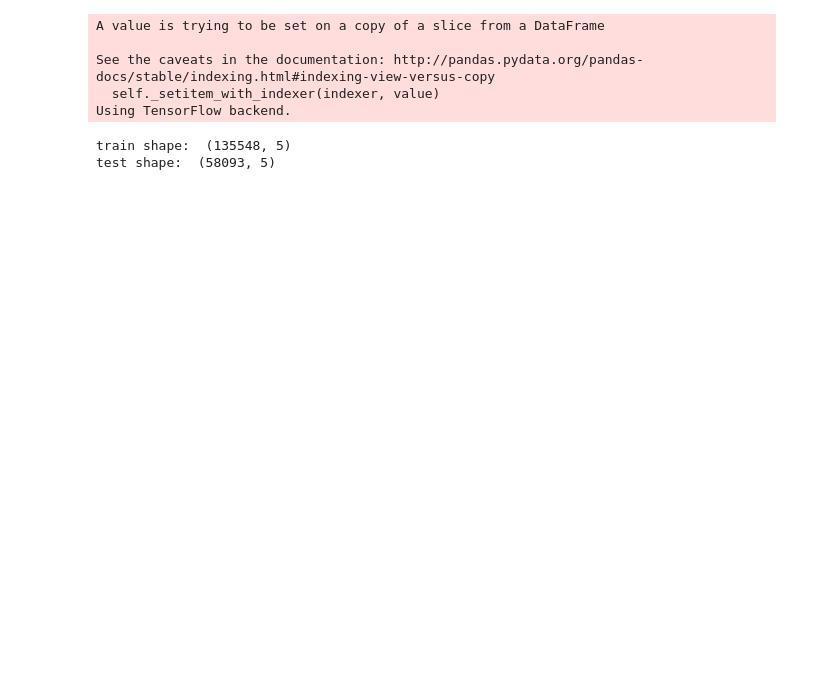
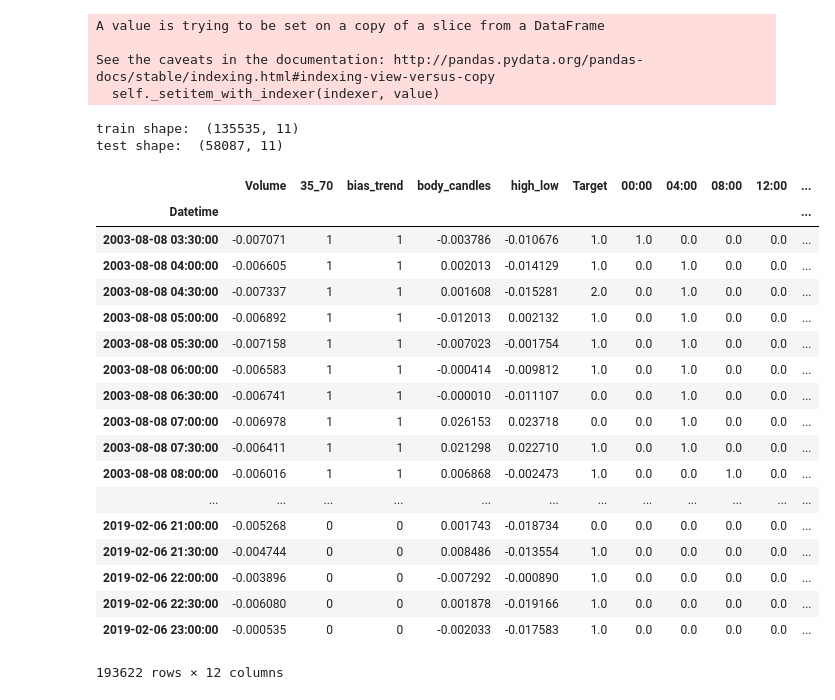
Before and after one commit to ballmdr/Forex-Prediction-Machine_Learning, a Jupyter notebook: Forex_Prediction_Neural_Network_Pure_Numpy.ipynb, the cells around one changed output. Drawn from its saved outputs; the diff is of its cells as text; code cells hidden in the pictures; blank space fills up the shorter version.

```diff
--- a/Forex_Prediction_Neural_Network_Pure_Numpy.ipynb
+++ b/Forex_Prediction_Neural_Network_Pure_Numpy.ipynb
@@ -21,5 +20,5 @@ Mounted at /content/drive
 # %%
-filename = '/content/drive/My Drive/export/M30_all_EURUSD.csv'
+filename = '/content/drive/My Drive/export/M30_all_GBPUSD.csv'
 df = pd.read_csv(filename, names=['Date', 'Time', 'Open', 'High', 'Low', 'Close', 'Volume'])
 df['Datetime'] = pd.to_datetime(df.Date + ' ' + df.Time)
 df.set_index('Datetime', inplace=True)
@@ -51,19 +50,34 @@ df['Volume'] = norm_features(df.Volume)
 df['body_candles'] = norm_features(df.body_candles)
 df['high_low'] = norm_features(df.high_low)
 
-df['Target'] = np.ones((len(df)))
+df['Target'] = np.zeros((len(df)))
+df['Target'].loc[df.Returns > df.Returns.quantile(.20)] = 1
 df['Target'].loc[df.Returns > df.Returns.quantile(.80)] = 2
-df['Target'].loc[df.Returns < df.Returns.quantile(.20)] = 0
+#df['Target'].loc[df.Returns > df.Returns.quantile(.60)] = 3
+#df['Target'].loc[df.Returns > df.Returns.quantile(.80)] = 4
 
-df.drop(['Date', 'Time', 'Open', 'High', 'Low', 'Close', 'Returns', 'MA35', 'MA70', 'MA200'], axis=1, inplace=True)
+df['Time_h4'] = np.zeros((len(df)))
+df['Time_h4'].loc[df.Time >= '04:00'] = 1
+df['Time_h4'].loc[df.Time >= '08:00'] = 2
+df['Time_h4'].loc[df.Time >= '12:00'] = 3
+df['Time_h4'].loc[df.Time >= '16:00'] = 4
+df['Time_h4'].loc[df.Time >= '20:00'] = 5
 
-X = df.drop('Target', axis=1).values
+time_h4 = pd.DataFrame(to_categorical(df.Time_h4, num_classes=6))
+time_h4 = time_h4.set_index(df.index)
+time_h4.columns = ['00:00', '04:00', '08:00', '12:00', '16:00', '20:00']
+
+df = pd.concat([df, time_h4], axis=1)
+
+df.drop(['Date', 'Time', 'Time_h4', 'Open', 'High', 'Low', 'Close', 'Returns', 'MA35', 'MA70', 'MA200'], axis=1, inplace=True)
+
+X = df.drop(['Target'], axis=1).values
 Y = df.Target.values
 
 
 # convert y into categorical
 K = 3
-from keras.utils import to_categorical
+
 Y = to_categorical(Y, num_classes=K)
 
 # split train test
@@ -77,9 +91,30 @@ A value is trying to be set on a copy of a slice from a DataFrame
 
 See the caveats in the documentation: http://pandas.pydata.org/pandas-docs/stable/indexing.html#indexing-view-versus-copy
   self._setitem_with_indexer(indexer, value)
-Using TensorFlow backend.
-train shape:  (135548, 5)
-test shape:  (58093, 5)
+train shape:  (135535, 11)
+test shape:  (58087, 11)
+# %%
+df
+# %% [output]
+|  | Volume | 35_70 | bias_trend | body_candles | high_low | Target | 00:00 | 04:00 | 08:00 | 12:00 | ... |
+| Datetime |  |  |  |  |  |  |  |  |  |  | ... |
+| 2003-08-08 03:30:00 | -0.007071 | 1 | 1 | -0.003786 | -0.010676 | 1.0 | 1.0 | 0.0 | 0.0 | 0.0 | ... |
+| 2003-08-08 04:00:00 | -0.006605 | 1 | 1 | 0.002013 | -0.014129 | 1.0 | 0.0 | 1.0 | 0.0 | 0.0 | ... |
+| 2003-08-08 04:30:00 | -0.007337 | 1 | 1 | 0.001608 | -0.015281 | 2.0 | 0.0 | 1.0 | 0.0 | 0.0 | ... |
+| 2003-08-08 05:00:00 | -0.006892 | 1 | 1 | -0.012013 | 0.002132 | 1.0 | 0.0 | 1.0 | 0.0 | 0.0 | ... |
+| 2003-08-08 05:30:00 | -0.007158 | 1 | 1 | -0.007023 | -0.001754 | 1.0 | 0.0 | 1.0 | 0.0 | 0.0 | ... |
+| 2003-08-08 06:00:00 | -0.006583 | 1 | 1 | -0.000414 | -0.009812 | 1.0 | 0.0 | 1.0 | 0.0 | 0.0 | ... |
+| 2003-08-08 06:30:00 | -0.006741 | 1 | 1 | -0.000010 | -0.011107 | 0.0 | 0.0 | 1.0 | 0.0 | 0.0 | ... |
+| 2003-08-08 07:00:00 | -0.006978 | 1 | 1 | 0.026153 | 0.023718 | 0.0 | 0.0 | 1.0 | 0.0 | 0.0 | ... |
+| 2003-08-08 07:30:00 | -0.006411 | 1 | 1 | 0.021298 | 0.022710 | 1.0 | 0.0 | 1.0 | 0.0 | 0.0 | ... |
+| 2003-08-08 08:00:00 | -0.006016 | 1 | 1 | 0.006868 | -0.002473 | 1.0 | 0.0 | 0.0 | 1.0 | 0.0 | ... |
+| ... | ... | ... | ... | ... | ... | ... | ... | ... | ... | ... | ... |
+| 2019-02-06 21:00:00 | -0.005268 | 0 | 0 | 0.001743 | -0.018734 | 0.0 | 0.0 | 0.0 | 0.0 | 0.0 | ... |
+| 2019-02-06 21:30:00 | -0.004744 | 0 | 0 | 0.008486 | -0.013554 | 1.0 | 0.0 | 0.0 | 0.0 | 0.0 | ... |
+| 2019-02-06 22:00:00 | -0.003896 | 0 | 0 | -0.007292 | -0.000890 | 1.0 | 0.0 | 0.0 | 0.0 | 0.0 | ... |
+| 2019-02-06 22:30:00 | -0.006080 | 0 | 0 | 0.001878 | -0.019166 | 1.0 | 0.0 | 0.0 | 0.0 | 0.0 | ... |
+| 2019-02-06 23:00:00 | -0.000535 | 0 | 0 | -0.002033 | -0.017583 | 1.0 | 0.0 | 0.0 | 0.0 | 0.0 | ... |
+193622 rows × 12 columns
 # %%
 # build Neural Network using Numpy
 
```
Also changed, not shown: parts of 4 cells of this notebook.
